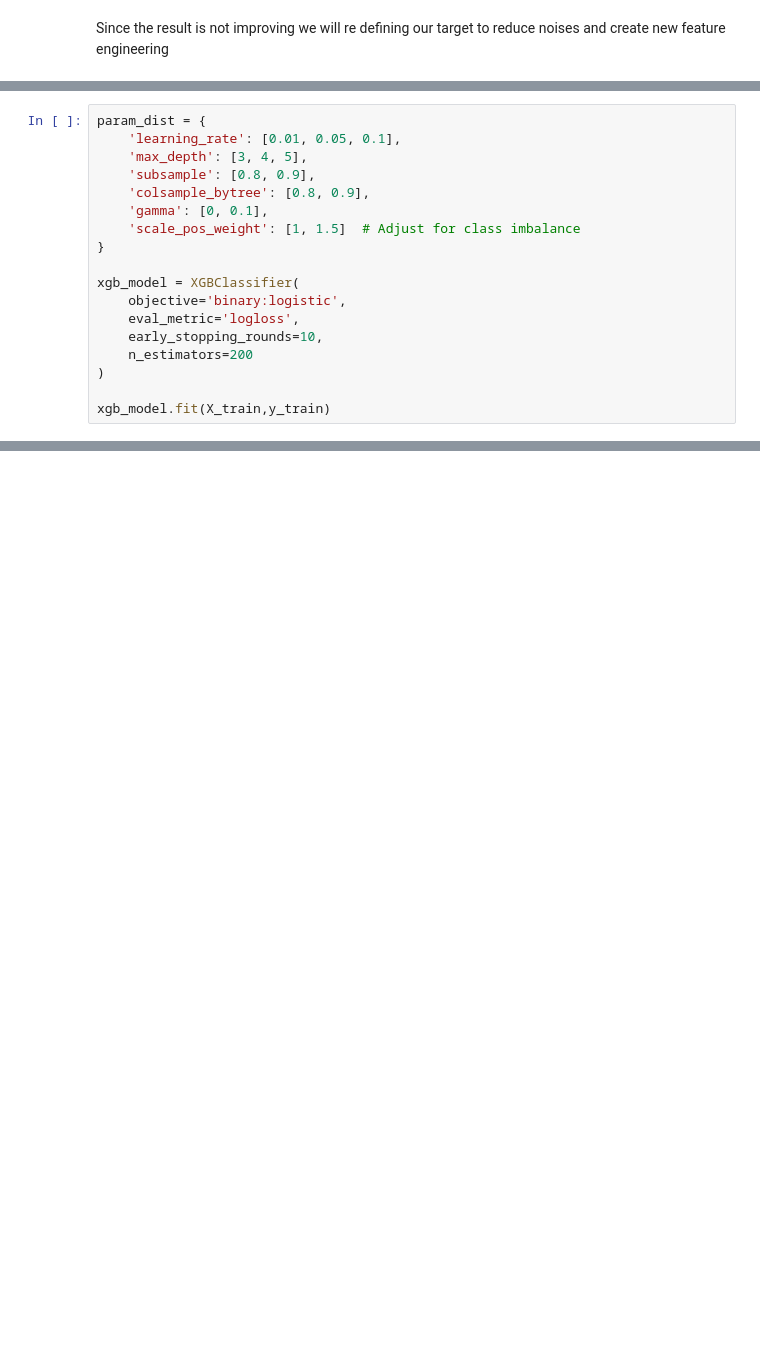
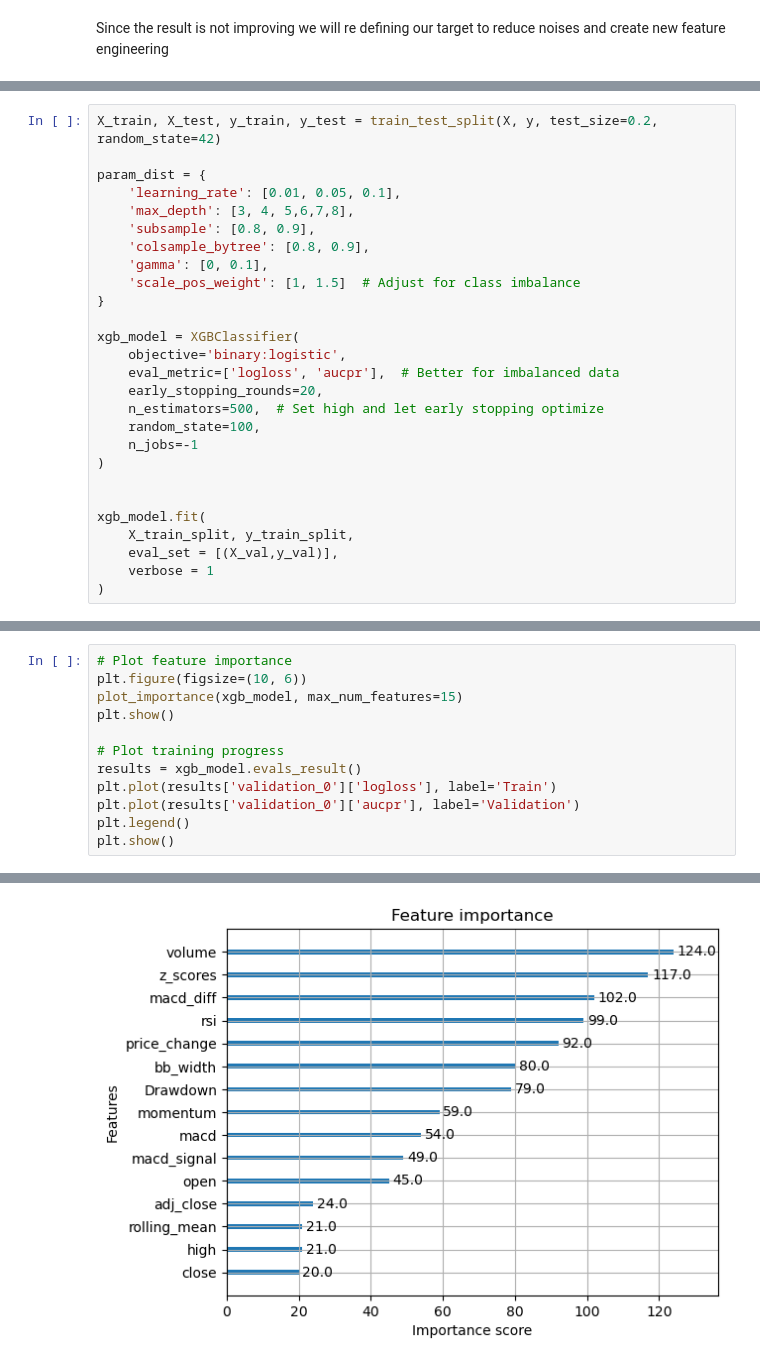
Before and after one commit to JuliusViktor/Analysis_of_Coca_Cola_Stock_Market, a Jupyter notebook: Script/Analysis_Of_Coca_Cola_Stock_Market.ipynb, the cells around one changed output, grey strips where cells are left out. Cells and saved outputs as stored; diff of their text form; blank space fills up the shorter version.

```diff
--- a/Script/Analysis_Of_Coca_Cola_Stock_Market.ipynb
+++ b/Script/Analysis_Of_Coca_Cola_Stock_Market.ipynb
@@ -869,7 +925,9 @@ Name: proportion, dtype: float64
 # %%
+X_train, X_test, y_train, y_test = train_test_split(X, y, test_size=0.2, random_state=42)
+
 param_dist = {
     'learning_rate': [0.01, 0.05, 0.1],
-    'max_depth': [3, 4, 5],
+    'max_depth': [3, 4, 5,6,7,8],
     'subsample': [0.8, 0.9],
     'colsample_bytree': [0.8, 0.9],
     'gamma': [0, 0.1],
@@ -878,10 +936,17 @@ param_dist = {
 
 xgb_model = XGBClassifier(
     objective='binary:logistic',
-    eval_metric='logloss',
-    early_stopping_rounds=10,
-    n_estimators=200
+    eval_metric=['logloss', 'aucpr'],  # Better for imbalanced data
+    early_stopping_rounds=20,
+    n_estimators=500,  # Set high and let early stopping optimize
+    random_state=100,
+    n_jobs=-1
 )
 
-xgb_model.fit(X_train,y_train)
+
+xgb_model.fit(
+    X_train_split, y_train_split,
+    eval_set = [(X_val,y_val)],
+    verbose = 1
+)
 # %% [output]
@@ -888,0 +988,13 @@ ValueError: Must have at least 1 validation dataset for early stopping.
+# %%
+# Plot feature importance
+plt.figure(figsize=(10, 6))
+plot_importance(xgb_model, max_num_features=15)
+plt.show()
+
+# Plot training progress
+results = xgb_model.evals_result()
+plt.plot(results['validation_0']['logloss'], label='Train')
+plt.plot(results['validation_0']['aucpr'], label='Validation')
+plt.legend()
+plt.show()
+# %% [output]
@@ -888,0 +1002 @@ ValueError: Must have at least 1 validation dataset for early stopping.
+[figure, added]
```
Also changed, not shown: parts of 75 cells of this notebook, 7 other files.
